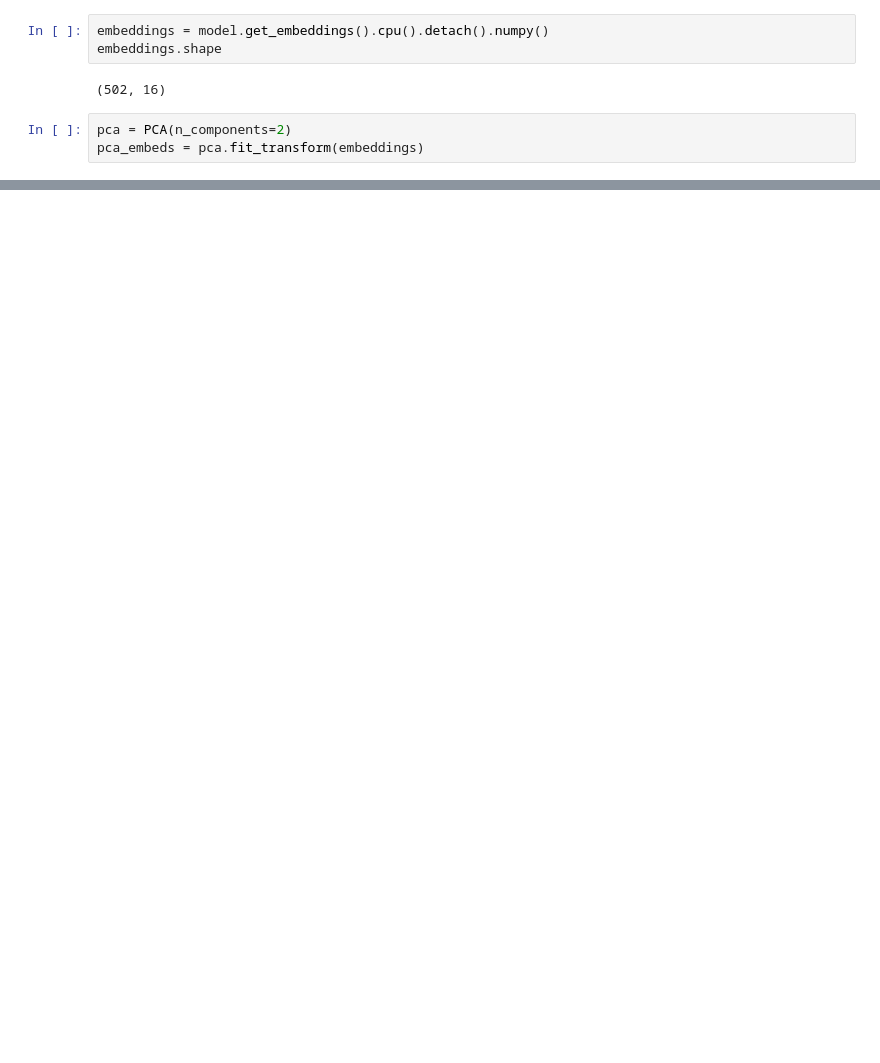
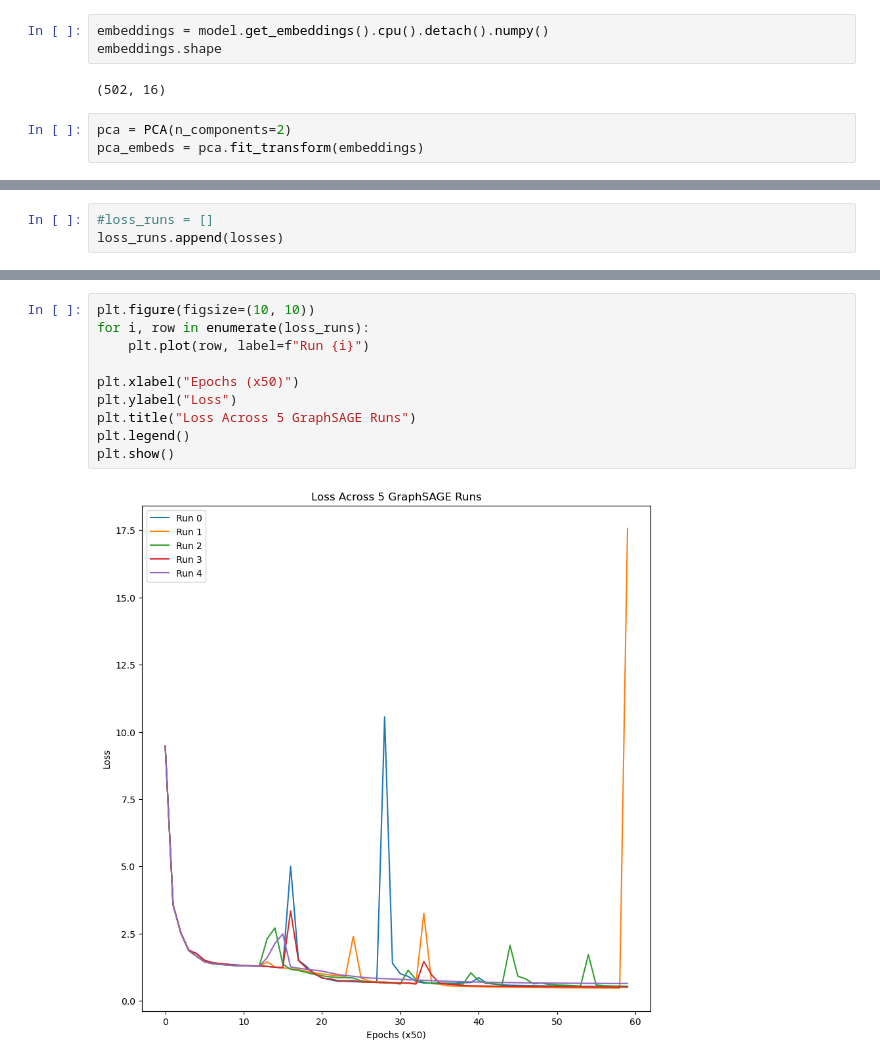
Before and after one commit to vikwaran03/DSC180B_Q2, a Jupyter notebook: Q2_Prep/graphsagenotebook.ipynb, the cells around one changed output, grey strips where cells are left out. Cells and saved outputs as stored; diff of their text form; blank space fills up the shorter version.

```diff
--- a/Q2_Prep/graphsagenotebook.ipynb
+++ b/Q2_Prep/graphsagenotebook.ipynb
@@ -260,0 +267,3 @@ plt.show()
+# %%
+#loss_runs = []
+loss_runs.append(losses)
@@ -260,0 +282,12 @@ plt.show()
+# %%
+plt.figure(figsize=(10, 10))
+for i, row in enumerate(loss_runs):
+    plt.plot(row, label=f"Run {i}")
+
+plt.xlabel("Epochs (x50)")
+plt.ylabel("Loss")
+plt.title("Loss Across 5 GraphSAGE Runs")
+plt.legend()
+plt.show()
+# %% [output]
+[figure, added]
```
Also changed, not shown: parts of 4 cells of this notebook.
